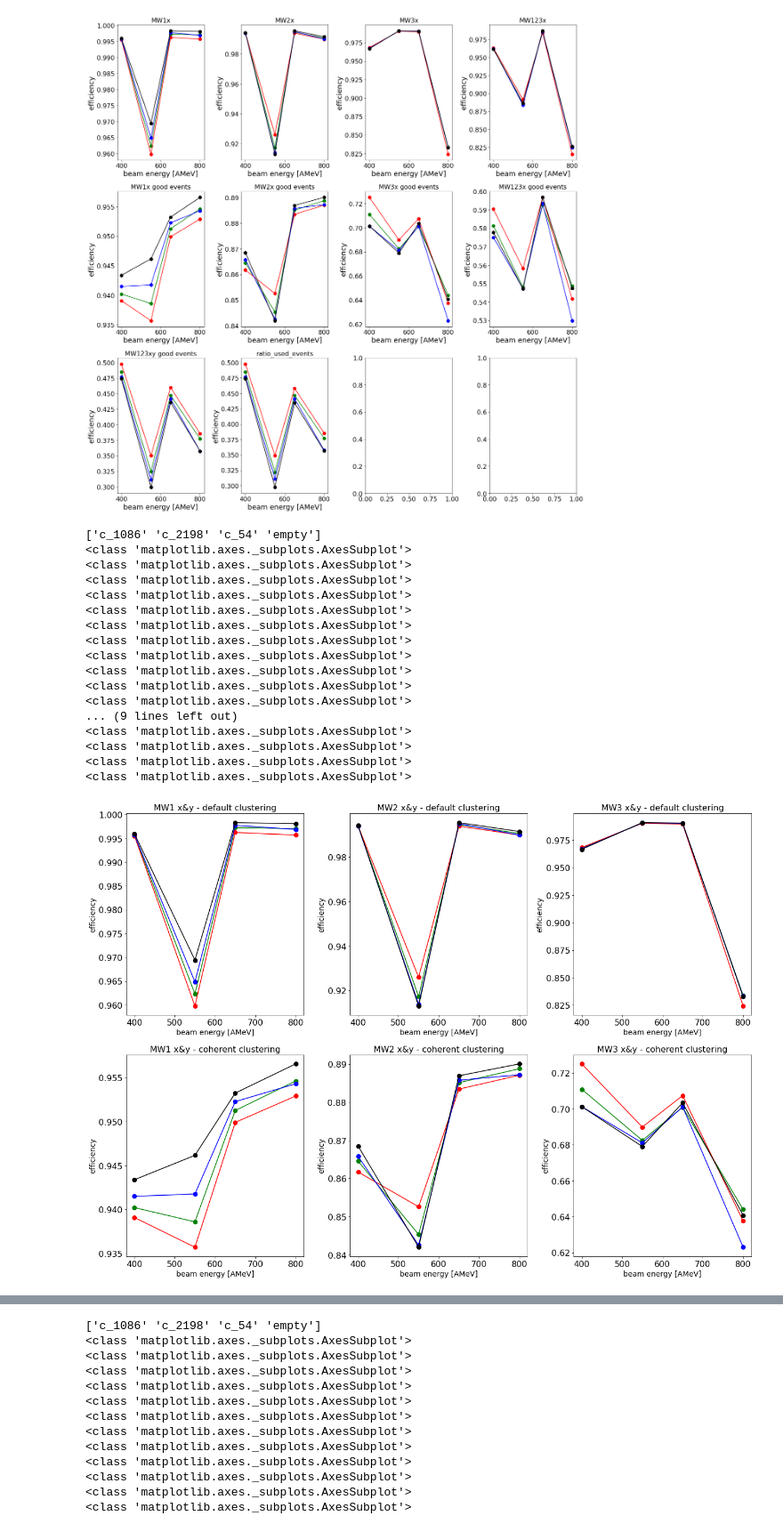
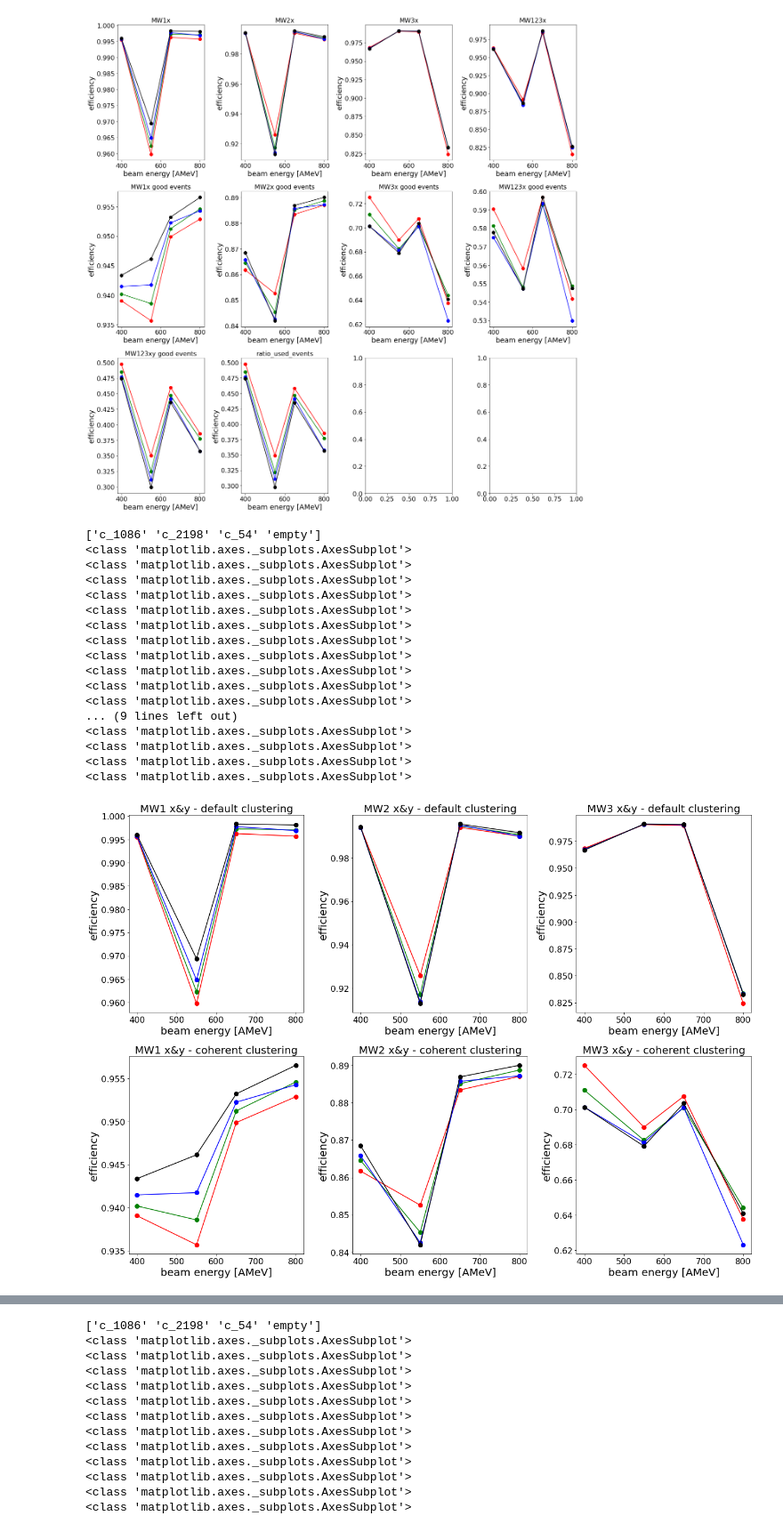
Before and after one commit to jenegger/r3bweek24_gsi, a Jupyter notebook: multi_wire_efficiency.ipynb, the cells around one changed output, grey strips where cells are left out. Shown at 89% size. Saved outputs shown, nothing was run; the diff lists cells and outputs as text; code cells hidden in the pictures.

```diff
--- a/multi_wire_efficiency.ipynb
+++ b/multi_wire_efficiency.ipynb
@@ -157,34 +157,34 @@ for i,(axi,t) in enumerate(zip(ax.flatten(),["MW1 x&y - default clustering","MW2
             label=target,
             color=color_map[target],
             marker="o",
             linestyle="-",
             markersize=8
         )
-        axi.set_title(t,fontsize=16)
-        axi.set_xlabel("beam energy [AMeV]",fontsize=14)
-        axi.set_ylabel("efficiency",fontsize=14)
+        axi.set_title(t,fontsize=20)
+        axi.set_xlabel("beam energy [AMeV]",fontsize=20)
+        axi.set_ylabel("efficiency",fontsize=20)
         #axi.grid()
         #axi.set_ylim(0,1)
         print(type(axi))
 
 fig.tight_layout()
 plt.savefig("eff_plot_mwpcs.png",dpi=300,bbox_inches='tight')
 # %% [output]
 ['c_1086' 'c_2198' 'c_54' 'empty']
 <class 'matplotlib.axes._subplots.AxesSubplot'>
 <class 'matplotlib.axes._subplots.AxesSubplot'>
 <class 'matplotlib.axes._subplots.AxesSubplot'>
 <class 'matplotlib.axes._subplots.AxesSubplot'>
 <class 'matplotlib.axes._subplots.AxesSubplot'>
 <class 'matplotlib.axes._subplots.AxesSubplot'>
 <class 'matplotlib.axes._subplots.AxesSubplot'>
 <class 'matplotlib.axes._subplots.AxesSubplot'>
 <class 'matplotlib.axes._subplots.AxesSubplot'>
 <class 'matplotlib.axes._subplots.AxesSubplot'>
 <class 'matplotlib.axes._subplots.AxesSubplot'>
 ... (9 lines left out)
 <class 'matplotlib.axes._subplots.AxesSubplot'>
 <class 'matplotlib.axes._subplots.AxesSubplot'>
 <class 'matplotlib.axes._subplots.AxesSubplot'>
 <class 'matplotlib.axes._subplots.AxesSubplot'>
-[figure, old version]
+[figure, new version]
```
Also changed, not shown: parts of 5 cells of this notebook, 29 other files.
